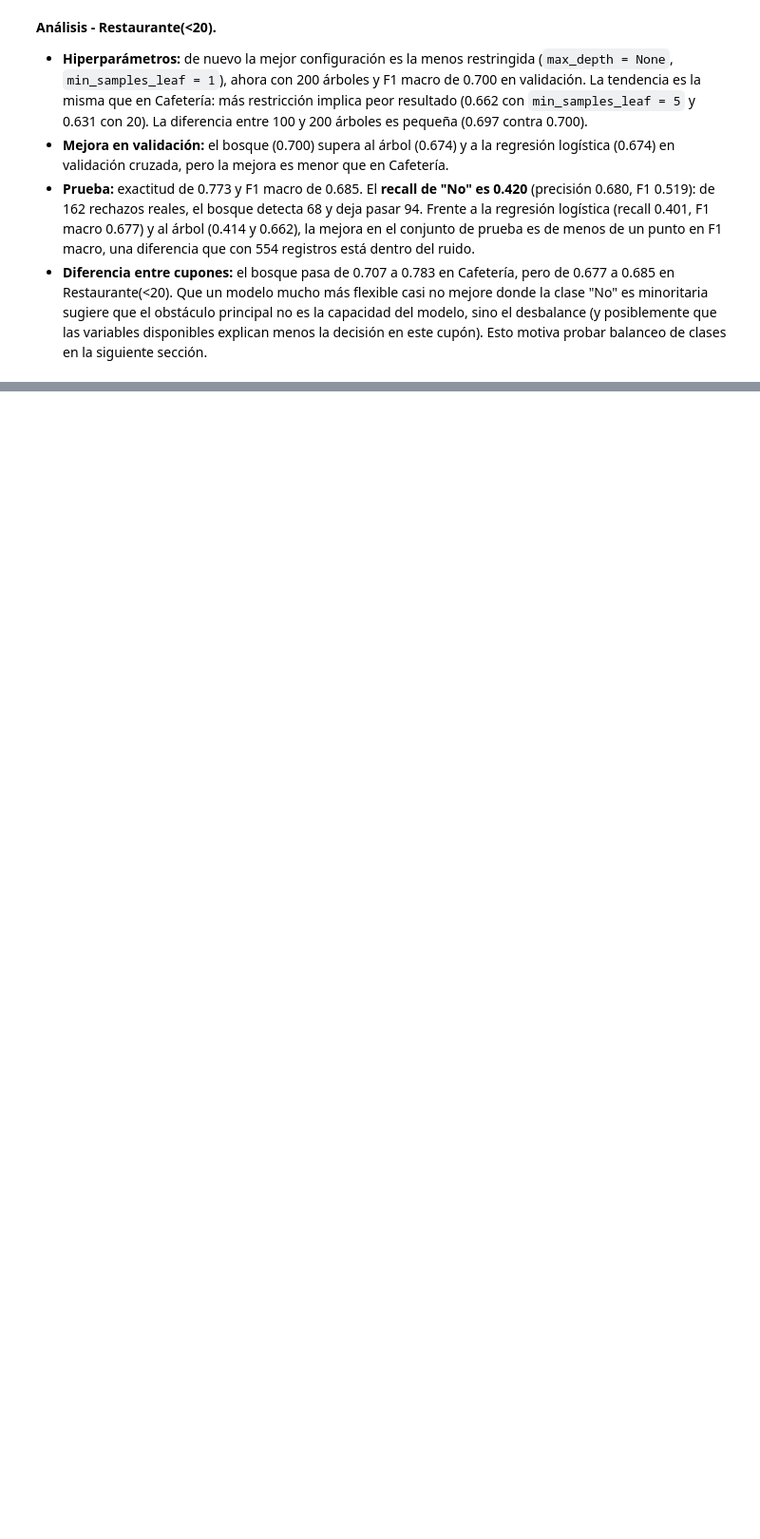
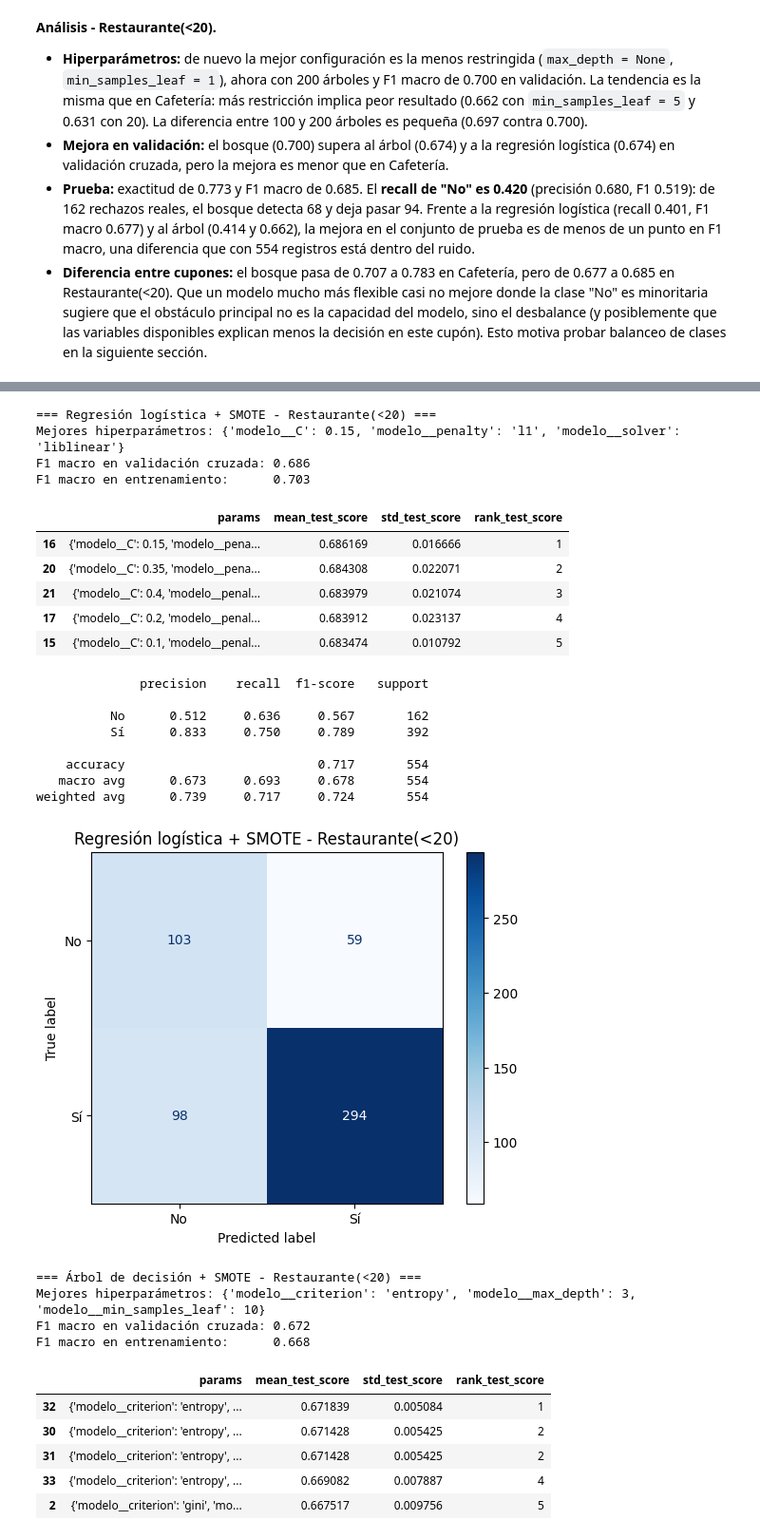
Before and after one commit to samuelmolinal/Lab3-ML, a Jupyter notebook: Laboratorio 3 - Clasificación.ipynb, the cells around one changed output, grey strips where cells are left out. Shown at 95% size. Drawn from its saved outputs; the diff is of its cells as text; code cells hidden in the pictures; blank space fills up the shorter version.

Commit message:
Actividades 6 (SMOTE) y 7 (tabla comparativa)

```diff
--- a/Laboratorio 3 - Clasificación.ipynb
+++ b/Laboratorio 3 - Clasificación.ipynb
@@ -605,6 +605,7 @@ def entrenar_y_evaluar(cupon, nombre_modelo, pipeline, param_grid, datos):
 
     # Guardar métricas para la tabla comparativa
     rep = classification_report(yte, y_pred, output_dict=True)
+    resultados[:] = [r for r in resultados if not (r['Cupón'] == cupon and r['Modelo'] == nombre_modelo)]
     resultados.append({
         'Cupón': cupon, 'Modelo': nombre_modelo,
         'Precisión (Sí)': rep['Sí']['precision'], 'Recall (Sí)': rep['Sí']['recall'], 'F1 (Sí)': rep['Sí']['f1-score'],
@@ -948,0 +963,51 @@ weighted avg      0.760     0.773     0.754       554
+# %%
+from sklearn.base import clone
+
+# Evita duplicados en la lista de resultados si se vuelve a ejecutar esta celda
+resultados[:] = [r for r in resultados if 'SMOTE' not in r['Modelo']]
+
+modelos_smote = {
+    'Regresión logística': (LogisticRegression(max_iter=5000, random_state=42), param_grid_lr),
+    'Árbol de decisión': (DecisionTreeClassifier(random_state=42), param_grid_dt),
+    'Random Forest': (RandomForestClassifier(random_state=42), param_grid_rf),
+}
+
+datos_rest = (X_rest_train, X_rest_test, y_rest_train, y_rest_test)
+
+for nombre, (estimador, grilla) in modelos_smote.items():
+    pipe_smote = ImbPipeline([
+        ('preprocesador', preprocessor),
+        ('smote', SMOTE(random_state=42)),
+        ('modelo', clone(estimador))
+    ])
+    entrenar_y_evaluar('Restaurante(<20)', f'{nombre} + SMOTE', pipe_smote, grilla, datos_rest)
+# %% [output]
+=== Regresión logística + SMOTE - Restaurante(<20) ===
+Mejores hiperparámetros: {'modelo__C': 0.15, 'modelo__penalty': 'l1', 'modelo__solver': 'liblinear'}
+F1 macro en validación cruzada: 0.686
+F1 macro en entrenamiento:      0.703
+|  | params | mean_test_score | std_test_score | rank_test_score |
+| 16 | {'modelo__C': 0.15, 'modelo__pena... | 0.686169 | 0.016666 | 1 |
+| 20 | {'modelo__C': 0.35, 'modelo__pena... | 0.684308 | 0.022071 | 2 |
+| 21 | {'modelo__C': 0.4, 'modelo__penal... | 0.683979 | 0.021074 | 3 |
+| 17 | {'modelo__C': 0.2, 'modelo__penal... | 0.683912 | 0.023137 | 4 |
+| 15 | {'modelo__C': 0.1, 'modelo__penal... | 0.683474 | 0.010792 | 5 |
+              precision    recall  f1-score   support
+
+          No      0.512     0.636     0.567       162
+          Sí      0.833     0.750     0.789       392
+
+    accuracy                          0.717       554
+   macro avg      0.673     0.693     0.678       554
+weighted avg      0.739     0.717     0.724       554
+[figure, added]
+=== Árbol de decisión + SMOTE - Restaurante(<20) ===
+Mejores hiperparámetros: {'modelo__criterion': 'entropy', 'modelo__max_depth': 3, 'modelo__min_samples_leaf': 10}
+F1 macro en validación cruzada: 0.672
+F1 macro en entrenamiento:      0.668
+|  | params | mean_test_score | std_test_score | rank_test_score |
+| 32 | {'modelo__criterion': 'entropy', ... | 0.671839 | 0.005084 | 1 |
+| 30 | {'modelo__criterion': 'entropy', ... | 0.671428 | 0.005425 | 2 |
+| 31 | {'modelo__criterion': 'entropy', ... | 0.671428 | 0.005425 | 2 |
+| 33 | {'modelo__criterion': 'entropy', ... | 0.669082 | 0.007887 | 4 |
+| 2 | {'modelo__criterion': 'gini', 'mo... | 0.667517 | 0.009756 | 5 |
```
Also changed, not shown: parts of 11 cells of this notebook.
